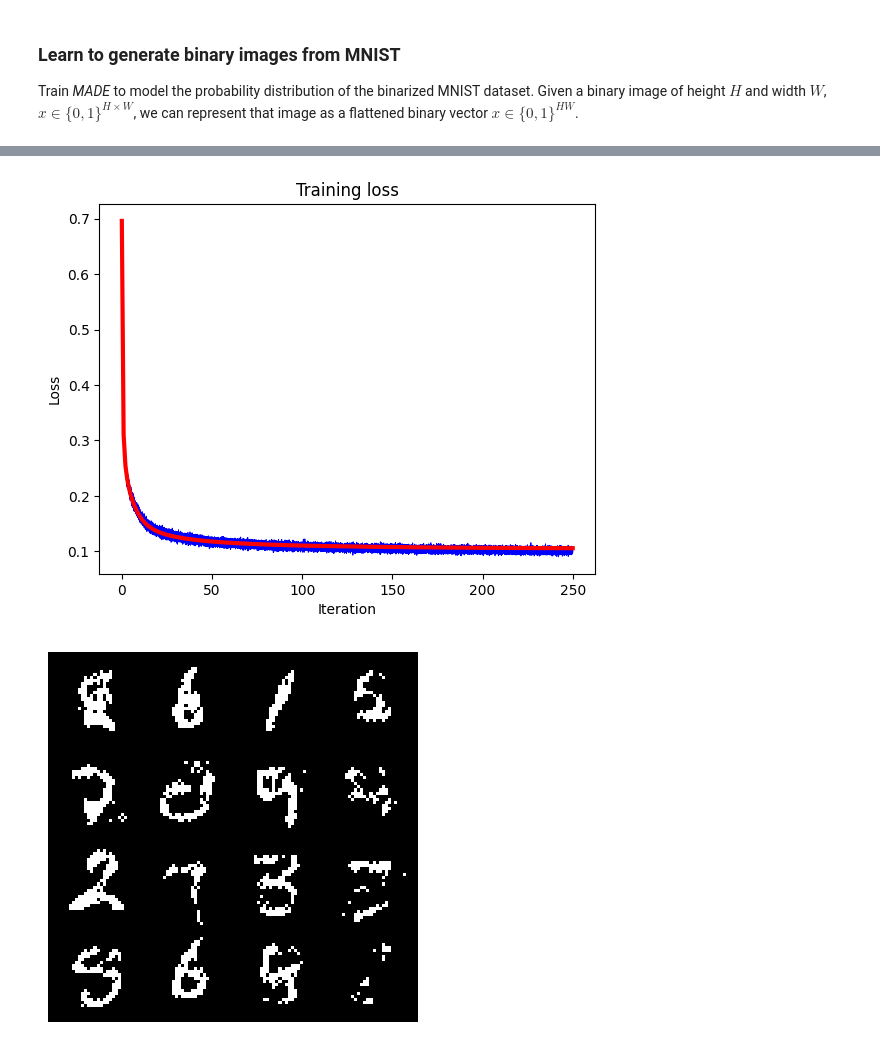
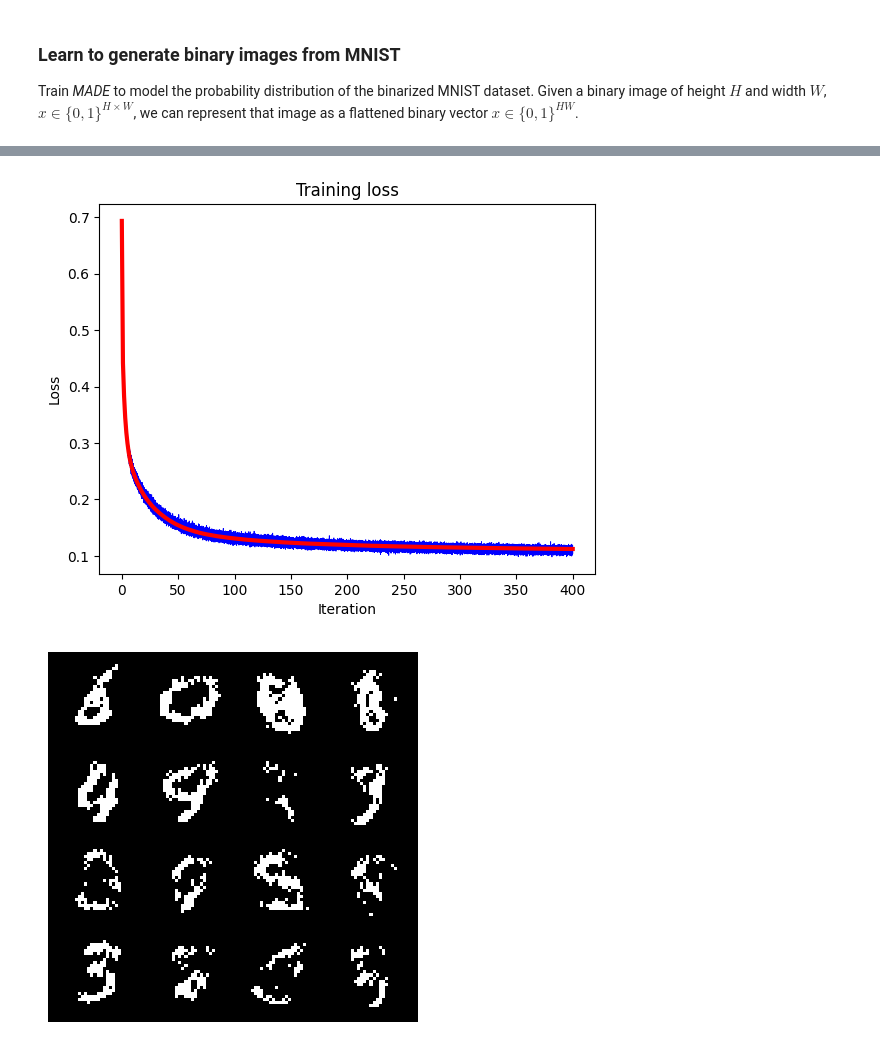
Before and after one commit to pi-tau/pixelcnn, a Jupyter notebook: made/example.ipynb, the cells around one changed output, grey strips where cells are left out. Drawn from its saved outputs; the diff is of its cells as text; code cells hidden in the pictures.

```diff
--- a/made/example.ipynb
+++ b/made/example.ipynb
@@ -27,8 +31,7 @@ We will create a dataset of samples from the true distribution and we will train
 The 2D distribution for the running example will be created from image pixels.
 # %%
 # Load the 2D distribution and plot it in 3D.
-with open("data/smiley.pkl", "rb") as f:
-    distr = pickle.load(f)
+distr = generate_2D_distr_from_img("img/smiley.jpg")
 
 d = len(distr)
 xs = np.outer(np.arange(d), np.ones(d))
@@ -118,14 +122,17 @@ _ = ax2.axis("off")
 Train *MADE* to model the probability distribution of the binarized MNIST dataset. Given a binary image of height $H$ and width $W$, $x \in \{0, 1\}^{H \times W}$, we can represent that image as a flattened binary vector $x \in \{0, 1\}^{HW}$.
 # %%
 # Load the MNIST dataset and convert the pixel values to binary values `{0, 1}`.
-with open("data/mnist.pkl", "rb") as f:
+with open("dataset/mnist.pkl", "rb") as f:
     dataset = pickle.load(f)
 
-train_data, test_data = dataset["train"], dataset["test"]
-train_data = (train_data > 127.5).astype('uint8')
-test_data = (test_data > 127.5).astype('uint8')
+train_data, test_data = dataset["X_train"], dataset["X_test"]
+train_data = (train_data > 127.5).astype(np.uint8)
+test_data = (test_data > 127.5).astype(np.uint8)
 
-image_shape = train_data[0].shape[:2]
-H, W = image_shape
-print(f"image shape: {H}x{W}")
+train_data = np.expand_dims(train_data, axis=1)
+test_data = np.expand_dims(test_data, axis=1)
+
+image_shape = train_data[0].shape
+C, H, W = image_shape
+print(f"image shape: {C}x{H}x{W}")
 # %% [output]
@@ -144,10 +151,11 @@ _ = plt.axis('off')
 # %%
 # Train the model.
-model = MADE(input_shape=(H, W, 1), d=2, hidden_sizes=[512, 512], one_hot=False)
+model = MADE(input_shape=(C, H, W), d=2, hidden_sizes=[512, 512], one_hot=False)
+# model.to(device)
 train_loss, test_loss = train(
     model, train_data, test_data, train_args={
-        "epochs": 250,
-        "lr": 1e-4,
+        "epochs": 400,
+        "lr": 3e-5,
         "batch_size": 128,
         "grad_clip": 10,
 })
@@ -161,16 +169,16 @@ fig, ax = plt.subplots(figsize=(6.4, 4.8))
 ax.set_title("Training loss")
 ax.set_xlabel("Iteration")
 ax.set_ylabel("Loss")
-ax.plot(xs_train, train_loss, "-b", lw=0.6)
-_ = ax.plot(xs_test, test_loss, "-r", lw=3.)
+ax.plot(xs_train, train_loss, "-b", lw=0.6, label="train loss")
+_ = ax.plot(xs_test, test_loss, "-r", lw=3., label="test loss")
 # %% [output]
-[figure, old version]
+[figure, new version]
 # %%
 # Plot some images generated by the model.
-samples = model.sample(16).permute(0, 3, 1, 2)
+samples = model.sample(16)
 grid_img = make_grid(samples, nrow=4)
 plt.figure()
 plt.imshow(grid_img.permute(1, 2, 0))
 _ = plt.axis('off')
 # %% [output]
-[figure, old version]
+[figure, new version]
```
Also changed, not shown: parts of 7 cells of this notebook, 13 other files.
